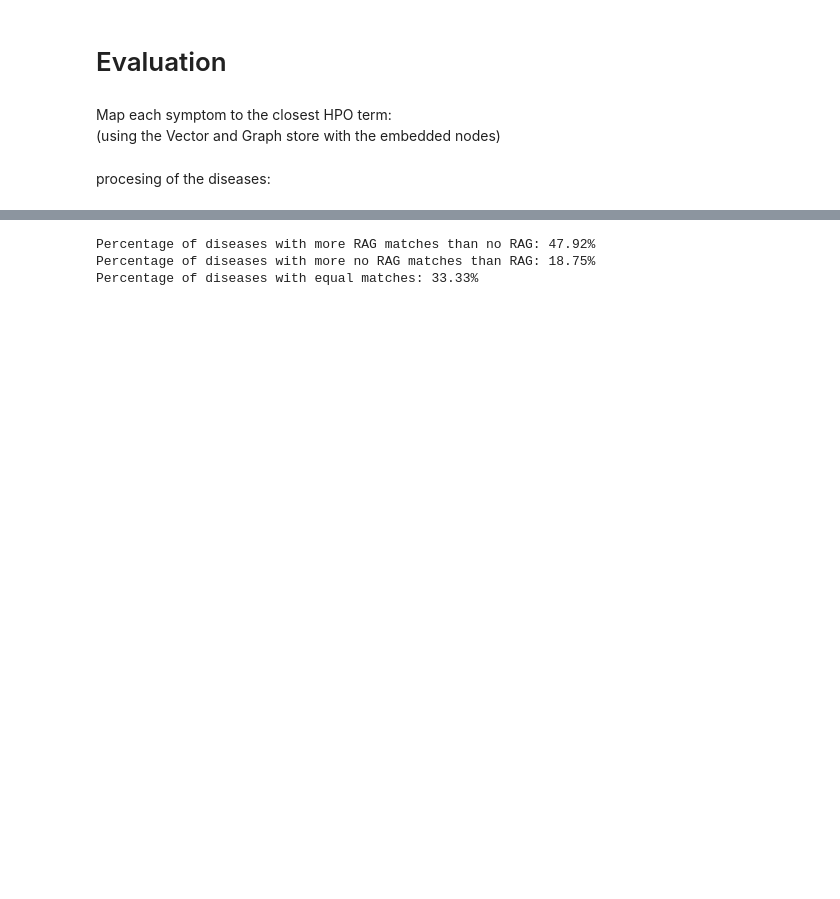
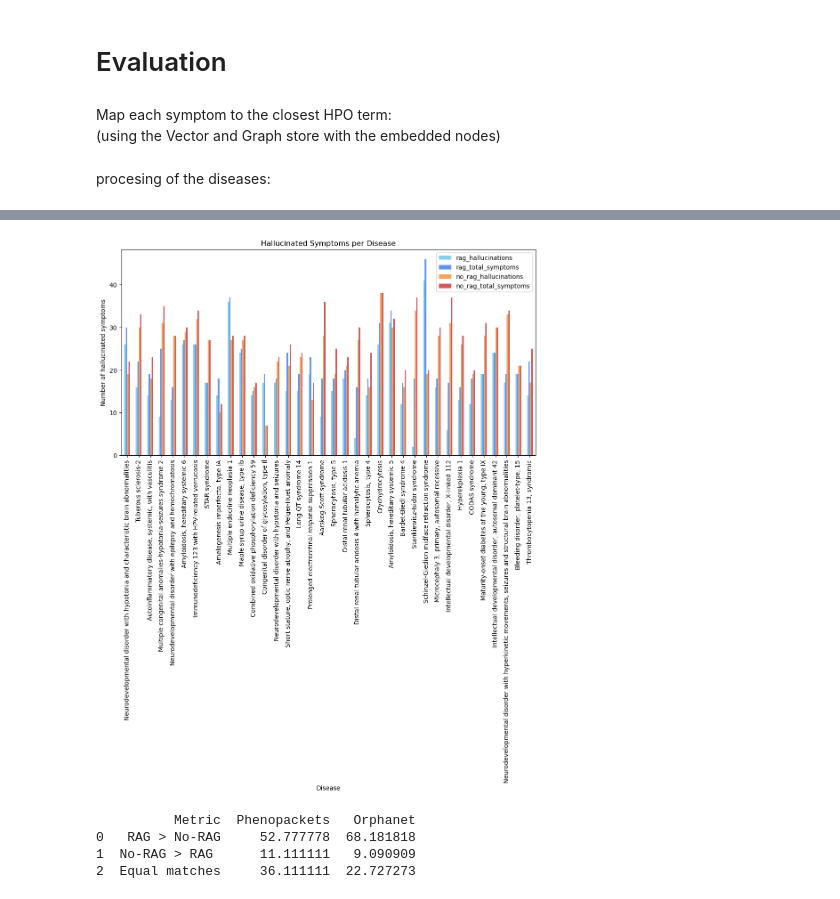
Before and after one commit to laurasck14/KG-RAG, a Jupyter notebook: notebooks/disease_mode_evaluation.ipynb, the cells around one changed output, grey strips where cells are left out. Drawn from its saved outputs; the diff is of its cells as text; code cells hidden in the pictures; blank space fills up the shorter version.

```diff
--- a/notebooks/disease_mode_evaluation.ipynb
+++ b/notebooks/disease_mode_evaluation.ipynb
@@ -37,3 +48,26 @@ with open(results_file, 'r') as f:
+# %%
+# Obtain a list of very frequent symptoms from each disease in Orphanet
+orpha_frequent = {}
+for status in orpha_data['JDBOR']['HPODisorderSetStatusList']['HPODisorderSetStatus']:
+    disorder = status['Disorder']
+    name = disorder['Name']['#text']
+    orpha_frequent[name] = []
+    hpo_assoc_list = disorder.get('HPODisorderAssociationList', {}).get('HPODisorderAssociation', [])
+    #print(f"Processing disorder: {name}")
+    if isinstance(hpo_assoc_list, dict):
+        hpo_assoc_list = [hpo_assoc_list]
+    for assoc in hpo_assoc_list:
+        freq = assoc.get('HPOFrequency', {}).get('Name', {}).get('#text', '')
+        if freq == 'Very frequent (99-80%)': # very frequent includes "diagnostic criterion" and "pathognomonic" symptoms + some others
+            hpo_name = assoc.get('HPO', {}).get('HPOTerm', '')
+            orpha_frequent[name].append(hpo_name)
+            # print(f"\t {hpo_name} ({freq})")
+
+# extract the disease names in phenopackets that are also in orpha_frequent and keep the symptoms of orpha_frequent
+phenopackets_orpha = {}
+for disease, symptoms in phenopackets.items():
+    if disease in orpha_frequent:
+        phenopackets_orpha[disease] = orpha_frequent[disease]
 # %% [markdown]
 ## Embedidng model, graph and vector store
 # %%
@@ -238,12 +321,38 @@ plt.show()
+# %%
+# plot the rag hallucinations and total_symptoms with different colors than no_rag results
+pp_results.plot(
+    x="disease",
+    y=["rag_hallucinations", "rag_total_symptoms", "no_rag_hallucinations", "no_rag_total_symptoms"],
+    color=["skyblue", "cornflowerblue", "sandybrown", "indianred"],
+    kind="bar",
+    title="Hallucinated Symptoms per Disease",
+    ylabel="Number of hallucinated symptoms",
+    xlabel="Disease",
+    figsize=(12, 6)
+)
+plt.show()
+# %% [output]
+[figure, added]
 # %%
 # count the percentage of diseases with more rag matches, no_rag matches, and equal matches from the results
-rag_more_than_no_rag = (df['rag_matches'] > df['no_rag_matches']).sum() / len(df) * 100
-no_rag_more_than_rag = (df['no_rag_matches'] > df['rag_matches']).sum() / len(df) * 100
-equal_matches = (df['rag_matches'] == df['no_rag_matches']).sum() / len(df) * 100
-print(f"Percentage of diseases with more RAG matches than no RAG: {rag_more_than_no_rag:.2f}%")
-print(f"Percentage of diseases with more no RAG matches than RAG: {no_rag_more_than_rag:.2f}%")
-print(f"Percentage of diseases with equal matches: {equal_matches:.2f}%")
+rag_more_than_no_rag = (pp_results['rag_matches'] > pp_results['no_rag_matches']).sum() / len(pp_results) * 100
+no_rag_more_than_rag = (pp_results['no_rag_matches'] > pp_results['rag_matches']).sum() / len(pp_results) * 100
+equal_matches = (pp_results['rag_matches'] == pp_results['no_rag_matches']).sum() / len(pp_results) * 100
+
+# calculate the same for orpha_results
+rag_more_than_no_rag_orpha = (orpha_results['rag_matches'] > orpha_results['no_rag_matches']).sum() / len(orpha_results) * 100
+no_rag_more_than_rag_orpha = (orpha_results['no_rag_matches'] > orpha_results['rag_matches']).sum() / len(orpha_results) * 100
+equal_matches_orpha = (orpha_results['rag_matches'] == orpha_results['no_rag_matches']).sum() / len(orpha_results) * 100
+
+# make a table with the results
+results_table = pd.DataFrame({
+    "Metric": ["RAG > No-RAG", "No-RAG > RAG ", "Equal matches"],
+    "Phenopackets": [rag_more_than_no_rag, no_rag_more_than_rag, equal_matches],
+    "Orphanet": [rag_more_than_no_rag_orpha, no_rag_more_than_rag_orpha, equal_matches_orpha]
+})
+print(results_table)
 # %% [output]
-Percentage of diseases with more RAG matches than no RAG: 47.92%
-Percentage of diseases with more no RAG matches than RAG: 18.75%
-Percentage of diseases with equal matches: 33.33%
+          Metric  Phenopackets   Orphanet
+0   RAG > No-RAG     52.777778  68.181818
+1  No-RAG > RAG      11.111111   9.090909
+2  Equal matches     36.111111  22.727273
```
Also changed, not shown: parts of 16 cells of this notebook.
